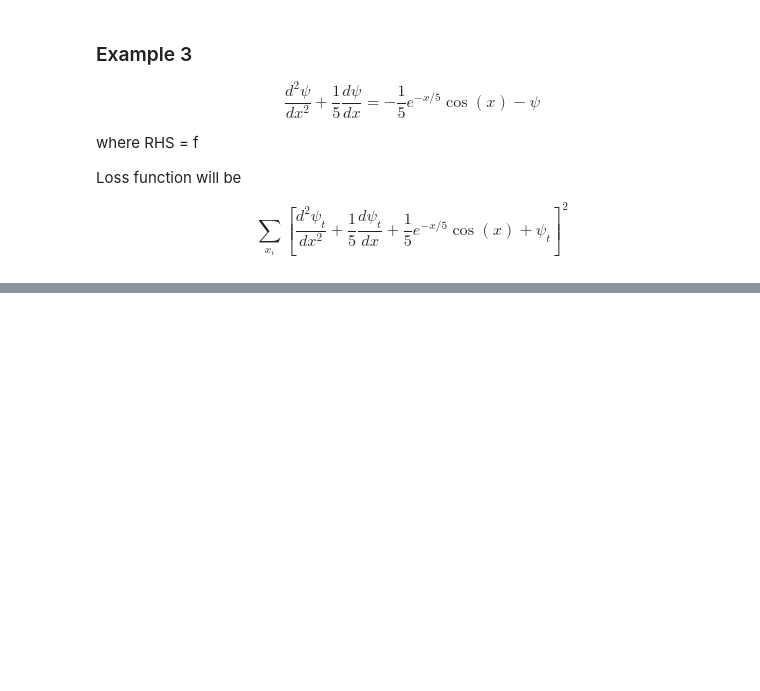
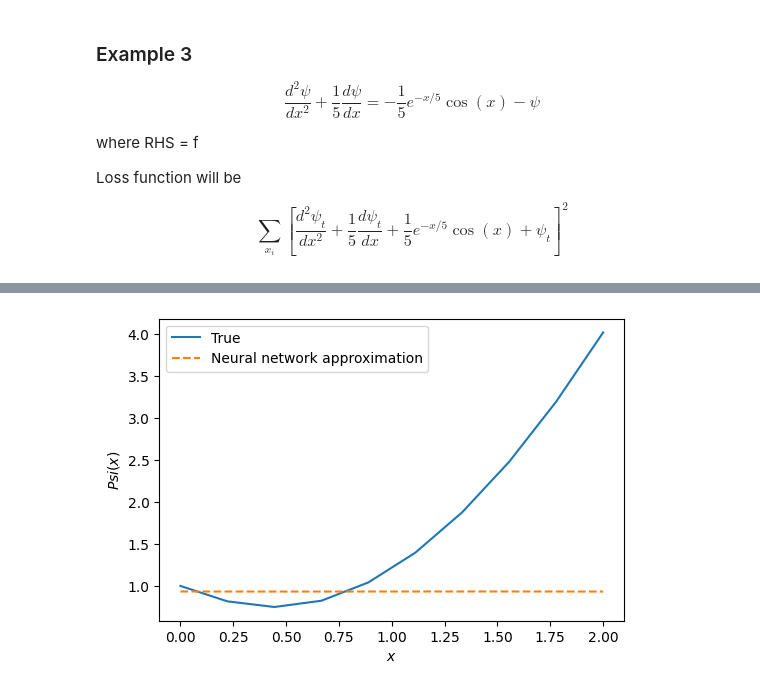
Before and after one commit to nicolahcm/code_thesis_fractional_diff_eq, a Jupyter notebook: Lagaris replicate examples.ipynb, the cells around one changed output, grey strips where cells are left out. Saved outputs shown, nothing was run; the diff lists cells and outputs as text; code cells hidden in the pictures; blank space fills up the shorter version.

```diff
--- a/Lagaris replicate examples.ipynb
+++ b/Lagaris replicate examples.ipynb
@@ -180,0 +314,28 @@ plt.legend(loc='best');
+# %%
+N = nn.Sequential(nn.Linear(1, 50), nn.Sigmoid(), nn.Linear(50,1, bias=False))
+
+Psi_t = lambda x: N(x)
+f_integrand = lambda x, Psi: torch.exp(x)*torch.cos(x) - 1/5*Psi
+psi_0 = 1
+# %%
+n_points = 10
+x_train = np.linspace(0, 2, n_points)[:, None]
+x = torch.Tensor(x_train)
+x.requires_grad = True
+
+
+n_rectangles = 10000
+x_in_the_integral = np.linspace(0, 2, n_rectangles)[:, None]
+x_in_the_integral = torch.Tensor(x_in_the_integral)
+x_in_the_integral.requires_grad = True
+
+def Integ(t):
+    x_truncated_up_to_t = x_in_the_integral[x_in_the_integral<=t]
+    shape = x_truncated_up_to_t.shape[0]
+    x_trun = torch.reshape(x_truncated_up_to_t, (shape,1))
+
+    y = Psi_t(x_trun)
+    integrand = f_integrand(x_trun, y)
+    integral = torch.trapezoid(integrand[:,0], x_trun[:,0])
+
+    return integral
@@ -180,0 +375,14 @@ plt.legend(loc='best');
+# %%
+with torch.no_grad():
+    yy = Psi_t(torch.Tensor(x_train)).numpy()  # Neural network
+yt = np.exp(-x_train**2/2)/(1+x_train+x_train**2)+x_train**2 #f..... of x_train... Analyticas solution
+
+
+fig, ax = plt.subplots(dpi=100)
+ax.plot(x_train, yt, label='True')
+ax.plot(x_train, yy, '--', label='Neural network approximation')
+ax.set_xlabel('$x$')
+ax.set_ylabel('$Psi(x)$')
+plt.legend(loc='best');
+# %% [output]
+[figure, added]
```
Also changed, not shown: parts of 26 cells of this notebook, 3 other files.
